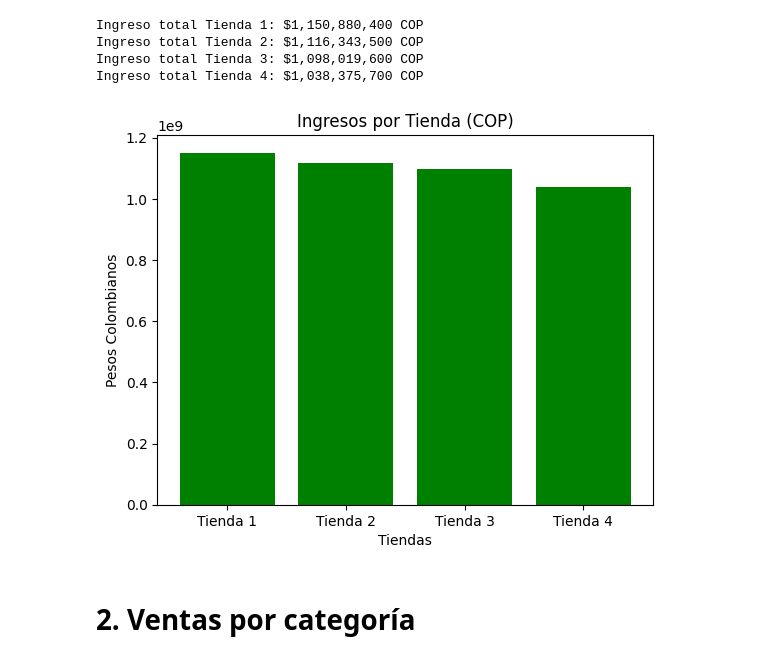
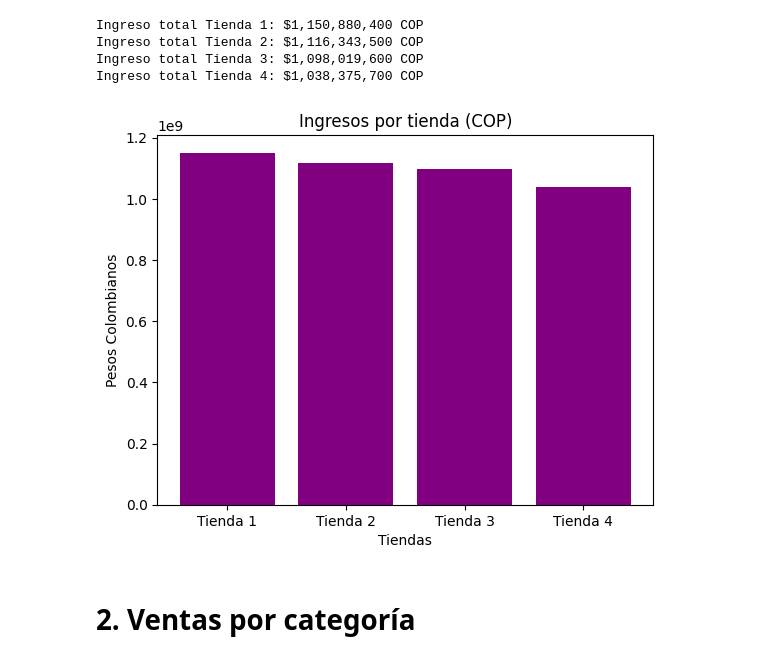
Before and after one commit to adicu7/StoreLatam, a Jupyter notebook: AluraStoreLatam.ipynb, the cells around one changed output. Saved outputs shown, nothing was run; the diff lists cells and outputs as text; code cells hidden in the pictures.

```diff
--- a/AluraStoreLatam.ipynb
+++ b/AluraStoreLatam.ipynb
@@ -41,21 +66,21 @@ Ingreso total Tienda 4: $1,038,375,700 COP
 # %%
 ingresos = [
     tienda['Precio'].sum(),
     tienda2['Precio'].sum(),
     tienda3['Precio'].sum(),
     tienda4['Precio'].sum()
 ]
 
 tiendas = ['Tienda 1', 'Tienda 2', 'Tienda 3', 'Tienda 4']
 
-plt.bar(tiendas, ingresos, color='green')
+plt.bar(tiendas, ingresos, color='purple')
 plt.title('Ingresos por tienda (COP)')
 plt.ylabel('Pesos Colombianos')
 plt.xlabel('Tiendas')
 
 plt.show()
 # %% [output]
-[figure, old version]
+[figure, new version]
 # %% [markdown]
 # 2. Ventas por categoría
 # %%
```
Also changed, not shown: parts of 4 cells of this notebook.
